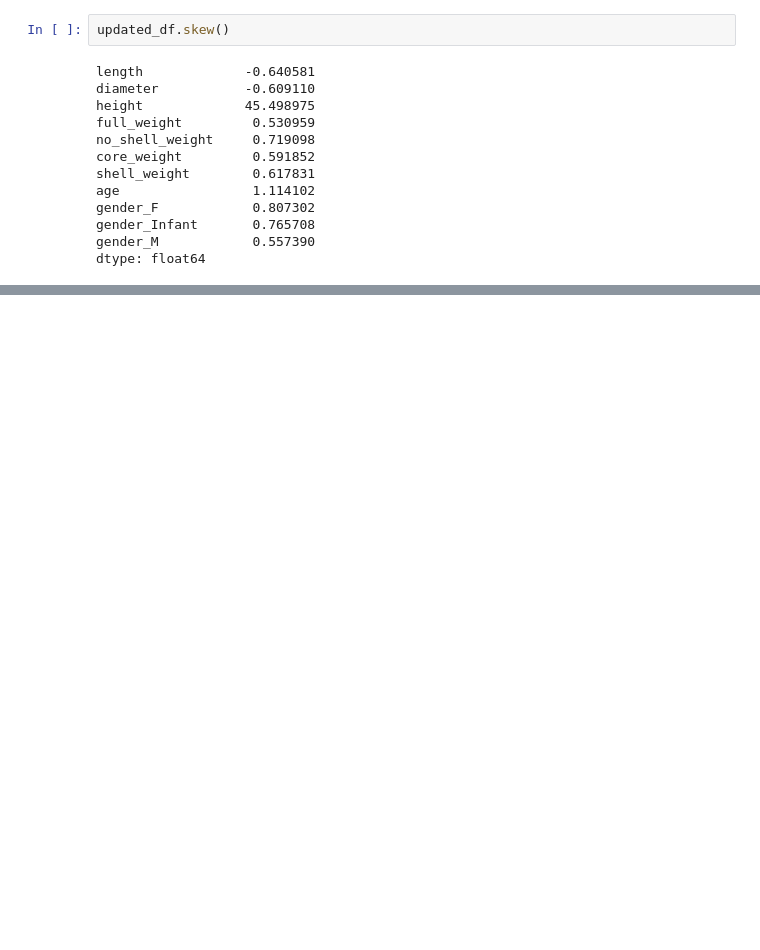
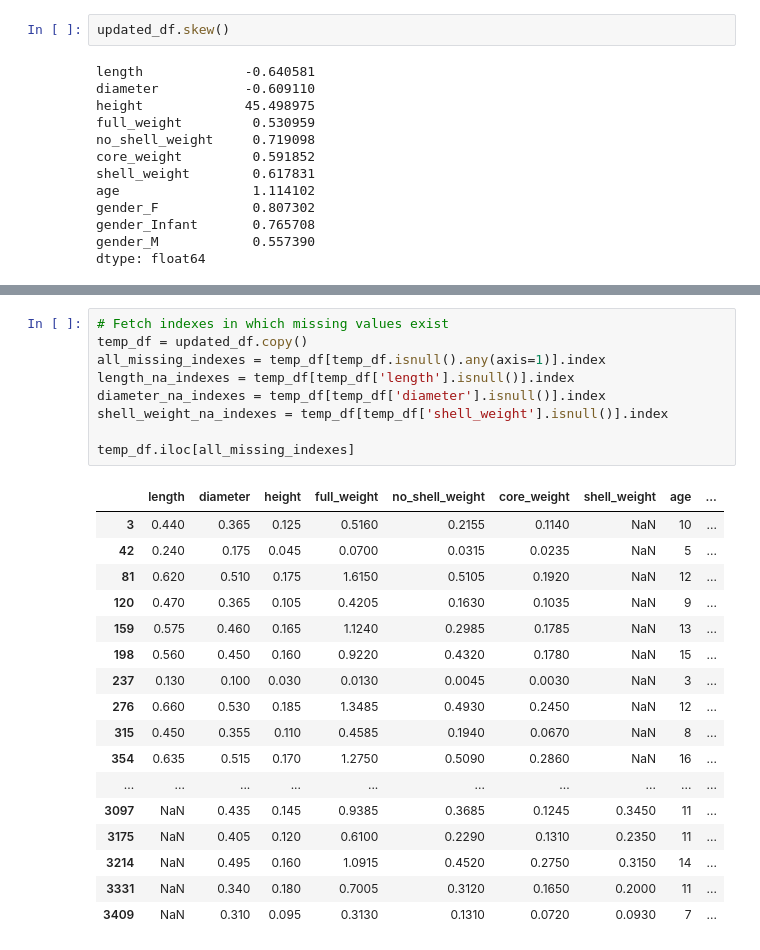
Before and after one commit to check4ismail/cs-502-predictive, a Jupyter notebook: assignment_6_snail_size/Assignment 6 - Snail Size.ipynb, the cells around one changed output, grey strips where cells are left out. Cells and saved outputs as stored; diff of their text form; blank space fills up the shorter version.

```diff
--- a/assignment_6_snail_size/Assignment 6 - Snail Size.ipynb
+++ b/assignment_6_snail_size/Assignment 6 - Snail Size.ipynb
@@ -161,0 +168,27 @@ dtype: float64
+# %%
+# Fetch indexes in which missing values exist
+temp_df = updated_df.copy()
+all_missing_indexes = temp_df[temp_df.isnull().any(axis=1)].index
+length_na_indexes = temp_df[temp_df['length'].isnull()].index
+diameter_na_indexes = temp_df[temp_df['diameter'].isnull()].index
+shell_weight_na_indexes = temp_df[temp_df['shell_weight'].isnull()].index
+
+temp_df.iloc[all_missing_indexes]
+# %% [output]
+|  | length | diameter | height | full_weight | no_shell_weight | core_weight | shell_weight | age | ... |
+| 3 | 0.440 | 0.365 | 0.125 | 0.5160 | 0.2155 | 0.1140 | NaN | 10 | ... |
+| 42 | 0.240 | 0.175 | 0.045 | 0.0700 | 0.0315 | 0.0235 | NaN | 5 | ... |
+| 81 | 0.620 | 0.510 | 0.175 | 1.6150 | 0.5105 | 0.1920 | NaN | 12 | ... |
+| 120 | 0.470 | 0.365 | 0.105 | 0.4205 | 0.1630 | 0.1035 | NaN | 9 | ... |
+| 159 | 0.575 | 0.460 | 0.165 | 1.1240 | 0.2985 | 0.1785 | NaN | 13 | ... |
+| 198 | 0.560 | 0.450 | 0.160 | 0.9220 | 0.4320 | 0.1780 | NaN | 15 | ... |
+| 237 | 0.130 | 0.100 | 0.030 | 0.0130 | 0.0045 | 0.0030 | NaN | 3 | ... |
+| 276 | 0.660 | 0.530 | 0.185 | 1.3485 | 0.4930 | 0.2450 | NaN | 12 | ... |
+| 315 | 0.450 | 0.355 | 0.110 | 0.4585 | 0.1940 | 0.0670 | NaN | 8 | ... |
+| 354 | 0.635 | 0.515 | 0.170 | 1.2750 | 0.5090 | 0.2860 | NaN | 16 | ... |
+| ... | ... | ... | ... | ... | ... | ... | ... | ... | ... |
+| 3097 | NaN | 0.435 | 0.145 | 0.9385 | 0.3685 | 0.1245 | 0.3450 | 11 | ... |
+| 3175 | NaN | 0.405 | 0.120 | 0.6100 | 0.2290 | 0.1310 | 0.2350 | 11 | ... |
+| 3214 | NaN | 0.495 | 0.160 | 1.0915 | 0.4520 | 0.2750 | 0.3150 | 14 | ... |
+| 3331 | NaN | 0.340 | 0.180 | 0.7005 | 0.3120 | 0.1650 | 0.2000 | 11 | ... |
+| 3409 | NaN | 0.310 | 0.095 | 0.3130 | 0.1310 | 0.0720 | 0.0930 | 7 | ... |
```
Also changed, not shown: parts of 18 cells of this notebook.
